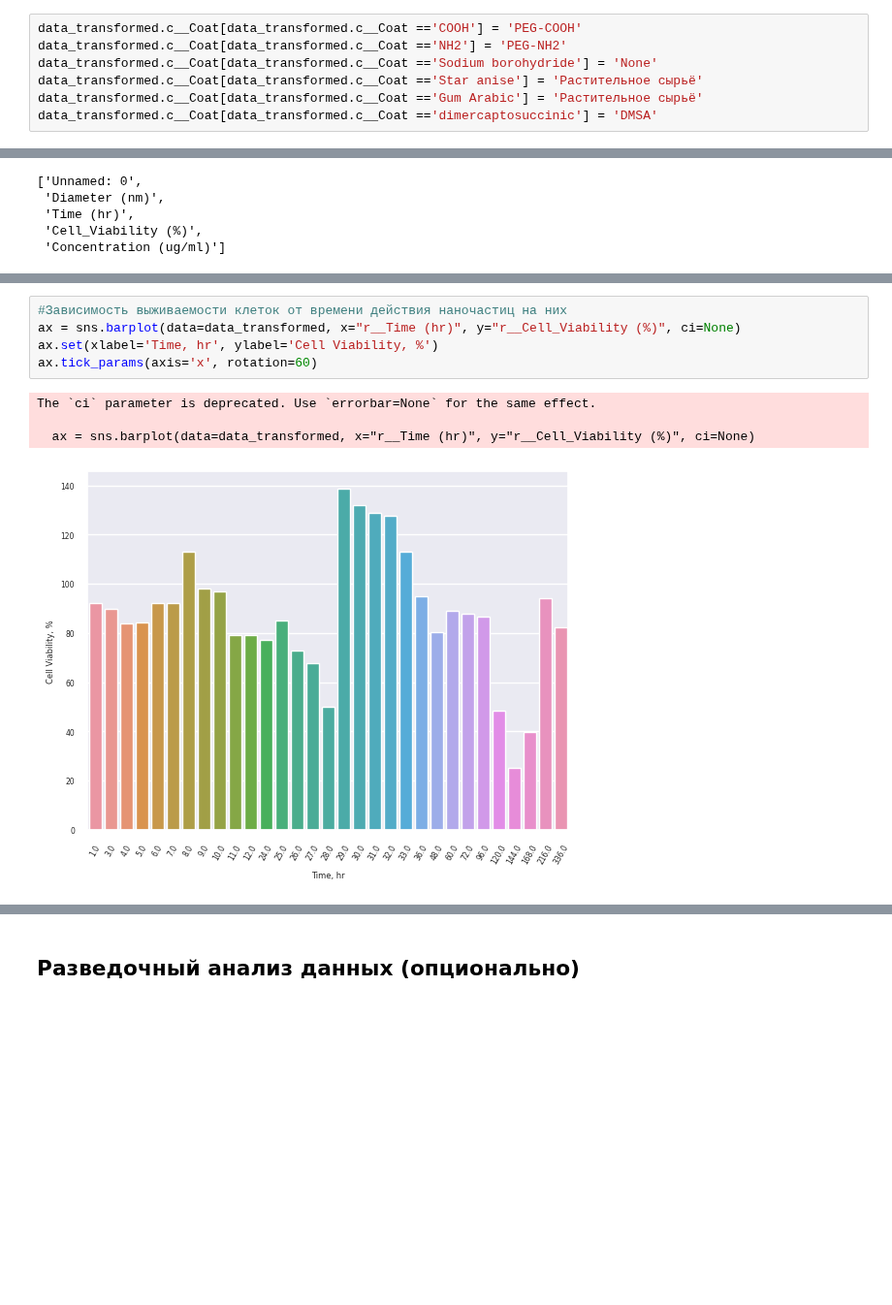
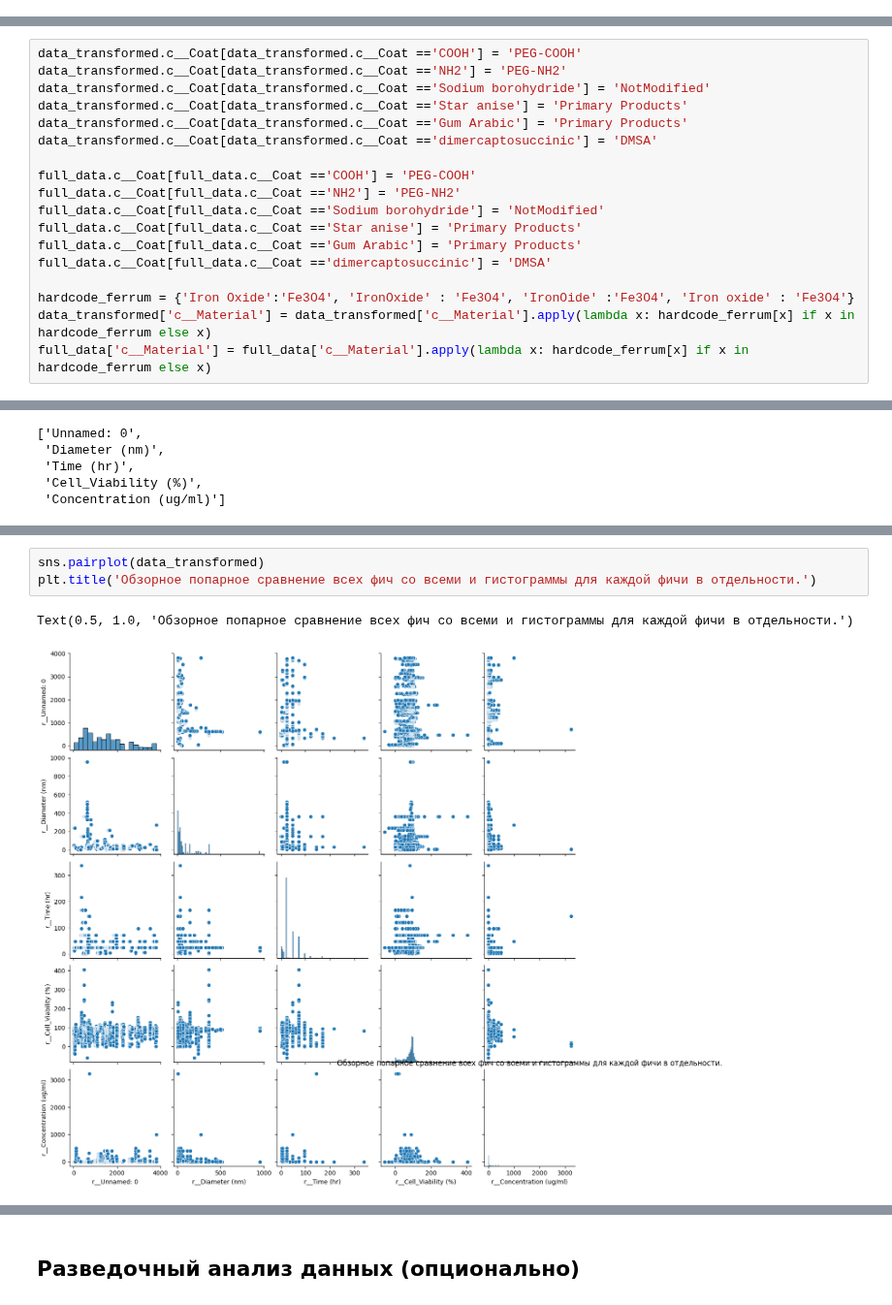
Before and after one commit to dobrotvorn/DataCon23, a Jupyter notebook: Mini_task1.ipynb, the cells around one changed output, grey strips where cells are left out. Shown at 97% size. Saved outputs shown, nothing was run; the diff lists cells and outputs as text; blank space fills up the shorter version.

```diff
--- a/Mini_task1.ipynb
+++ b/Mini_task1.ipynb
@@ -441,10 +446,3 @@ full_data.head()
 | 4 | CuO | I | NotModified | Negative | A549 | L | H | ... |
 # %% [markdown]
 Тут тоже меняем названия, главное, что это произошло после merge
-# %%
-data_transformed.c__Coat[data_transformed.c__Coat =='COOH'] = 'PEG-COOH'
-data_transformed.c__Coat[data_transformed.c__Coat =='NH2'] = 'PEG-NH2'
-data_transformed.c__Coat[data_transformed.c__Coat =='Sodium borohydride'] = 'None'
-data_transformed.c__Coat[data_transformed.c__Coat =='Star anise'] = 'Растительное сырьё'
-data_transformed.c__Coat[data_transformed.c__Coat =='Gum Arabic'] = 'Растительное сырьё'
-data_transformed.c__Coat[data_transformed.c__Coat =='dimercaptosuccinic'] = 'DMSA'
@@ -468,0 +449,18 @@ See the caveats in the documentation: https://pandas.pydata.org/pandas-docs/stab
+# %%
+data_transformed.c__Coat[data_transformed.c__Coat =='COOH'] = 'PEG-COOH'
+data_transformed.c__Coat[data_transformed.c__Coat =='NH2'] = 'PEG-NH2'
+data_transformed.c__Coat[data_transformed.c__Coat =='Sodium borohydride'] = 'NotModified'
+data_transformed.c__Coat[data_transformed.c__Coat =='Star anise'] = 'Primary Products'
+data_transformed.c__Coat[data_transformed.c__Coat =='Gum Arabic'] = 'Primary Products'
+data_transformed.c__Coat[data_transformed.c__Coat =='dimercaptosuccinic'] = 'DMSA'
+
+full_data.c__Coat[full_data.c__Coat =='COOH'] = 'PEG-COOH'
+full_data.c__Coat[full_data.c__Coat =='NH2'] = 'PEG-NH2'
+full_data.c__Coat[full_data.c__Coat =='Sodium borohydride'] = 'NotModified'
+full_data.c__Coat[full_data.c__Coat =='Star anise'] = 'Primary Products'
+full_data.c__Coat[full_data.c__Coat =='Gum Arabic'] = 'Primary Products'
+full_data.c__Coat[full_data.c__Coat =='dimercaptosuccinic'] = 'DMSA'
+
+hardcode_ferrum = {'Iron Oxide':'Fe3O4', 'IronOxide' : 'Fe3O4', 'IronOide' :'Fe3O4', 'Iron oxide' : 'Fe3O4'}
+data_transformed['c__Material'] = data_transformed['c__Material'].apply(lambda x: hardcode_ferrum[x] if x in hardcode_ferrum else x)
+full_data['c__Material'] = full_data['c__Material'].apply(lambda x: hardcode_ferrum[x] if x in hardcode_ferrum else x)
@@ -548,10 +545,6 @@ plt.show()
-# %%
-#Зависимость выживаемости клеток от времени действия наночастиц на них
-ax = sns.barplot(data=data_transformed, x="r__Time (hr)", y="r__Cell_Viability (%)", ci=None)
-ax.set(xlabel='Time, hr', ylabel='Cell Viability, %')
-ax.tick_params(axis='x', rotation=60)
-# %% [output]
-The `ci` parameter is deprecated. Use `errorbar=None` for the same effect.
-
-  ax = sns.barplot(data=data_transformed, x="r__Time (hr)", y="r__Cell_Viability (%)", ci=None)
-[figure, removed]
+# %%
+sns.pairplot(data_transformed)
+plt.title('Обзорное попарное сравнение всех фич со всеми и гистограммы для каждой фичи в отдельности.')
+# %% [output]
+Text(0.5, 1.0, 'Обзорное попарное сравнение всех фич со всеми и гистограммы для каждой фичи в отдельности.')
+[figure, added]
```
Also changed, not shown: parts of 11 cells of this notebook.
